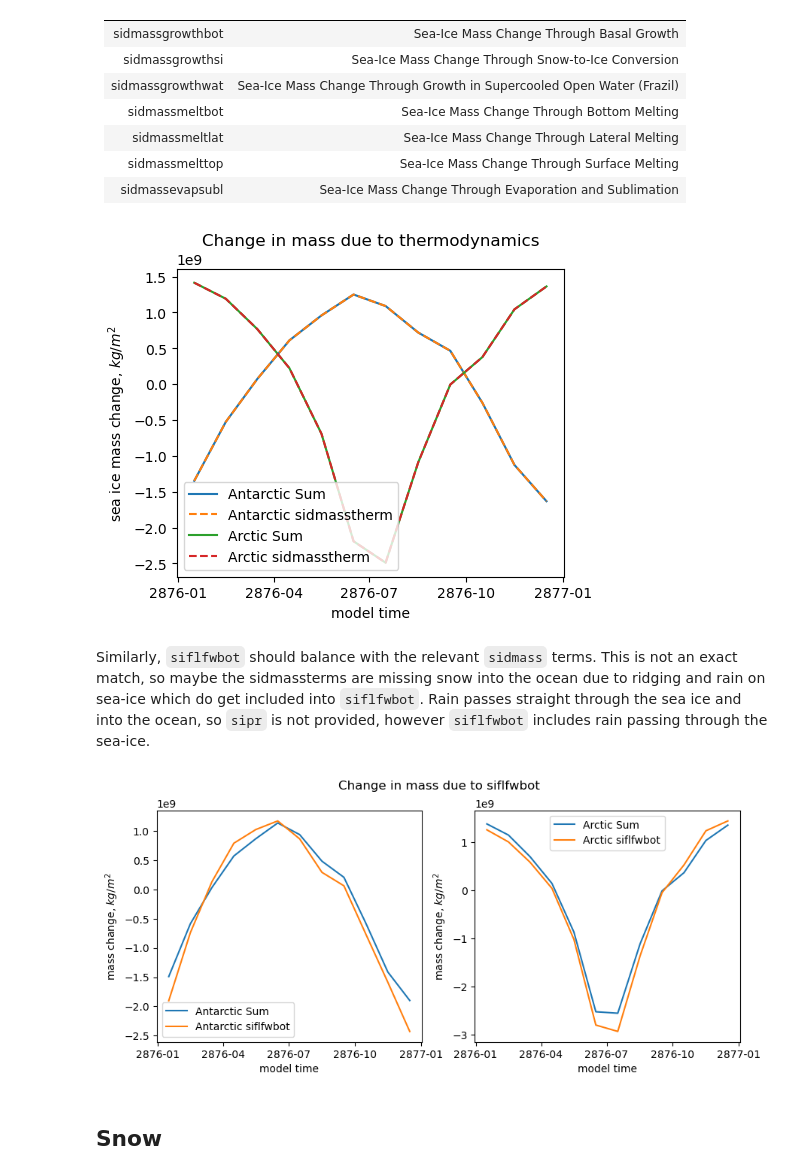
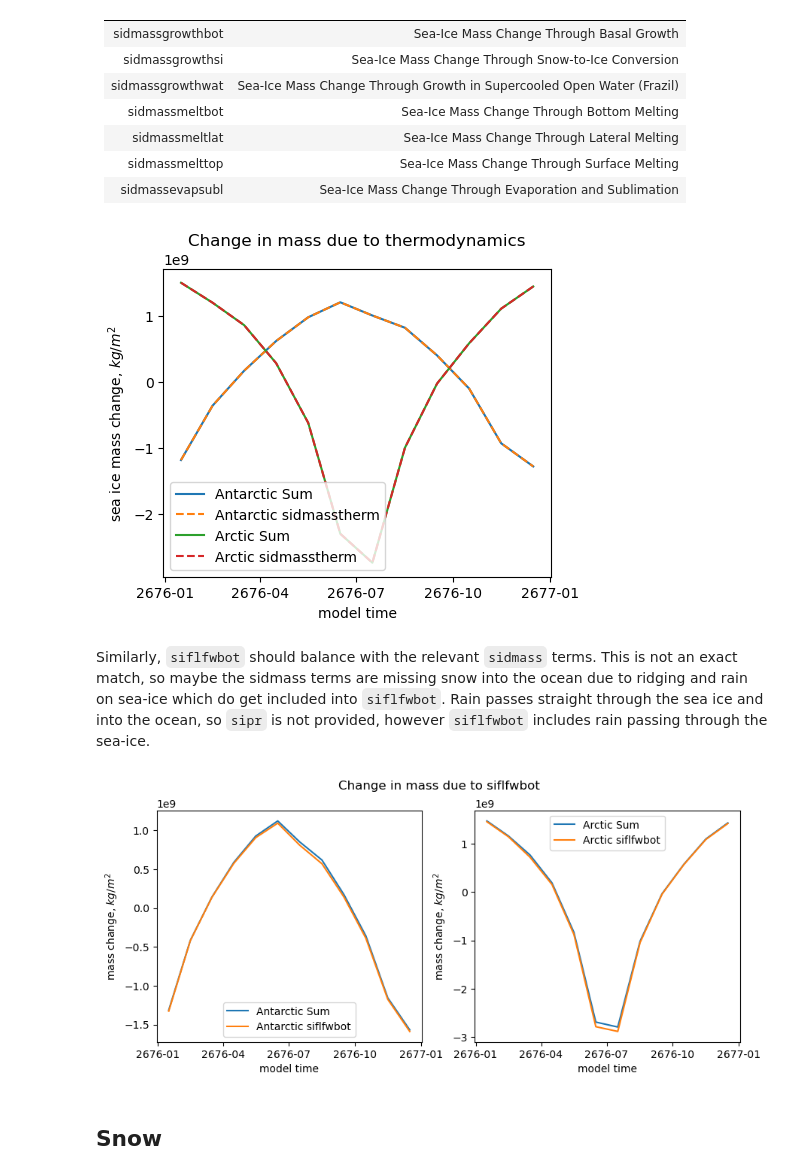
Before and after one commit to ACCESS-NRI/access-esm1.6-configs, a Jupyter notebook: documentation/docs/pages/diagnostics/sea_ice_source.ipynb, the cells around one changed output. Cells and saved outputs as stored; diff of their text form; code cells hidden in the pictures.

```diff
--- a/documentation/docs/pages/diagnostics/sea_ice_source.ipynb
+++ b/documentation/docs/pages/diagnostics/sea_ice_source.ipynb
@@ -164,6 +166,6 @@ Open some ocean diagnostics:
 # %%
-wfimelt = xr.open_dataset(f'{PATH}/ocean/ocean-2d-wfimelt-1monthly-mean-ym_2876_01.nc', decode_times=xr.coders.CFDatetimeCoder(use_cftime=True), decode_timedelta=True)
-wfiform = xr.open_dataset(f'{PATH}/ocean/ocean-2d-wfiform-1monthly-mean-ym_2876_01.nc', decode_times=xr.coders.CFDatetimeCoder(use_cftime=True), decode_timedelta=True)
+wfimelt = xr.open_mfdataset(f'{PATH}/ocean/ocean-2d-wfimelt-1monthly-mean-ym_*_01.nc', decode_times=xr.coders.CFDatetimeCoder(use_cftime=True), decode_timedelta=True)
+wfiform = xr.open_mfdataset(f'{PATH}/ocean/ocean-2d-wfiform-1monthly-mean-ym_*_01.nc', decode_times=xr.coders.CFDatetimeCoder(use_cftime=True), decode_timedelta=True)
 ocean_tarea = xr.open_dataset(f'{PATH}/ocean/ocean-2d-area_t.nc', decode_times=xr.coders.CFDatetimeCoder(use_cftime=True))
 # %% [markdown]
 First we compare ocean and sea ice diganostics for sea ice formation
@@ -212,7 +214,7 @@ Salt is only transferred between the ocean and sea ice, there is no salt fluxes
 
 The sea ice diagnostic `sidmassth` equals the ocean diagnostic `sfc_salt_flux_ice` divided by 0.004. This is should be true in all areas - we see differences in the order of $1e-6 kg/m^2$ (~5%) in cells around the outer ice edge, possibly as the sea ice and ocean diagnostics will be [offset](https://github.com/ACCESS-NRI/access-esm1.6-configs/pull/234#issuecomment-3752924581) by one model timestep from each other.
 # %%
-salt = xr.open_dataset(f'{PATH}/ocean/ocean-2d-sfc_salt_flux_ice-1monthly-mean-ym_2876_01.nc', decode_times=xr.coders.CFDatetimeCoder(use_cftime=True), decode_timedelta=True)
+salt = xr.open_mfdataset(f'{PATH}/ocean/ocean-2d-sfc_salt_flux_ice-1monthly-mean-ym_*_01.nc', decode_times=xr.coders.CFDatetimeCoder(use_cftime=True), decode_timedelta=True)
 # %%
 plt.pcolor((monthly_ds.sidmassth.isel(time=0).values+(salt.sfc_salt_flux_ice/0.004).isel(time=0).values))
 plt.colorbar()
@@ -328,30 +330,30 @@ plt.ylabel('sea ice mass change, $kg/m^2$')
 plt.legend()
 plt.show()
 # %% [output]
-[figure, old version]
+[figure, new version]
 # %% [markdown]
-Similarly, `siflfwbot` should balance with the relevant `sidmass` terms. This is not an exact match, so maybe the sidmassterms are missing snow into the ocean due to ridging and rain on sea-ice which do get included into `siflfwbot`. Rain passes straight through the sea ice and into the ocean, so `sipr` is not provided, however `siflfwbot` includes rain passing through the sea-ice.
+Similarly, `siflfwbot` should balance with the relevant `sidmass` terms. This is not an exact match, so maybe the sidmass terms are missing snow into the ocean due to ridging and rain on sea-ice which do get included into `siflfwbot`. Rain passes straight through the sea ice and into the ocean, so `sipr` is not provided, however `siflfwbot` includes rain passing through the sea-ice.
 # %%
 plt.figure(figsize=(10,4))
 for i,hemi in enumerate([sh,nh], start=1):
     plt.subplot(1,2,i)
 
     ((   monthly_ds.sidmassgrowthwat
      + monthly_ds.sidmassgrowthbot
      + monthly_ds.sidmassmelttop
      + monthly_ds.sidmassmeltbot
      + monthly_ds.sidmassmeltlat
      + monthly_ds.sisndmassmelt
     )*monthly_ds.tarea).isel(nj=hemi['slice']).sum(['ni','nj']).plot(label = hemi['title']+' Sum')
-    (-1*monthly_ds.siflfwbot*monthly_ds.tarea).isel(nj=hemi['slice']).sum(['ni','nj']).plot(label = hemi['title']+' siflfwbot')
+    (-1*monthly_ds.siflfwbot*monthly_ds.siconc/100*monthly_ds.tarea).isel(nj=hemi['slice']).sum(['ni','nj']).plot(label = hemi['title']+' siflfwbot')
 
     plt.ylabel('mass change, $kg/m^2$')
     plt.legend()
 
 plt.suptitle('Change in mass due to siflfwbot')
 plt.show()
 # %% [output]
-[figure, old version]
+[figure, new version]
 # %% [markdown]
 ## Snow
 # %% [markdown]
```
Also changed, not shown: parts of 16 cells of this notebook, 1 other file.
